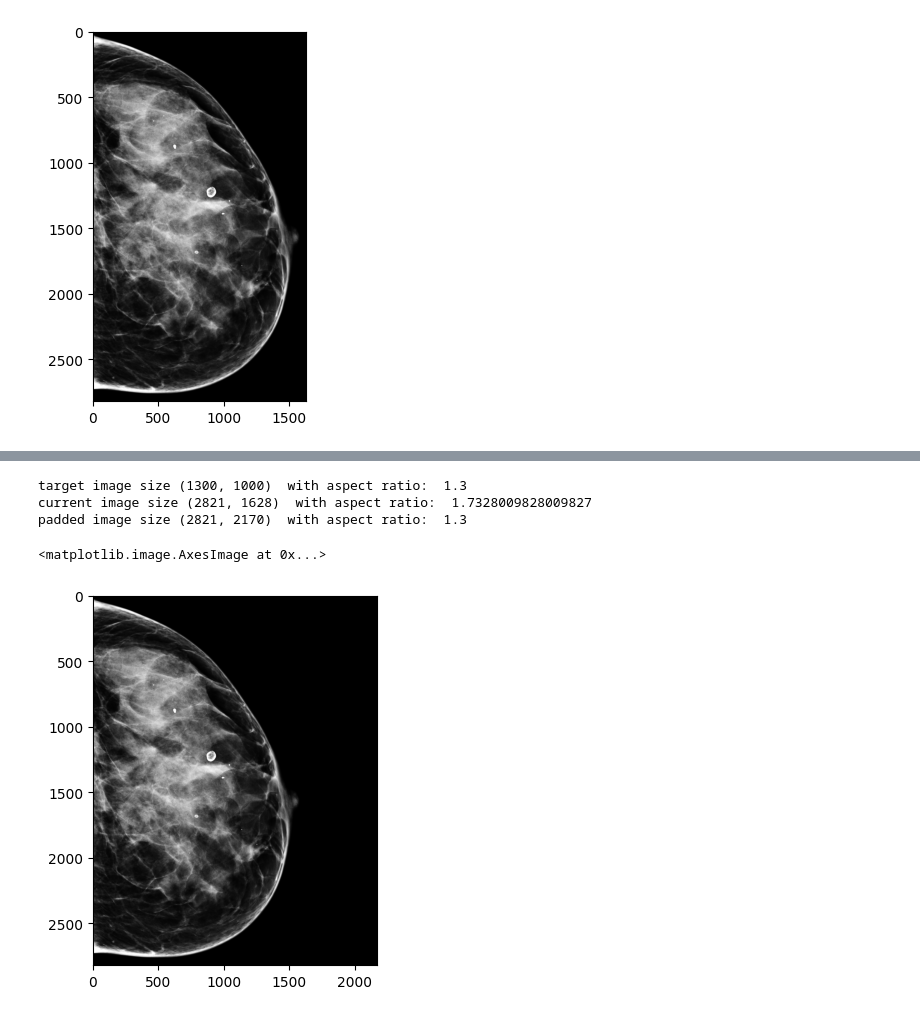
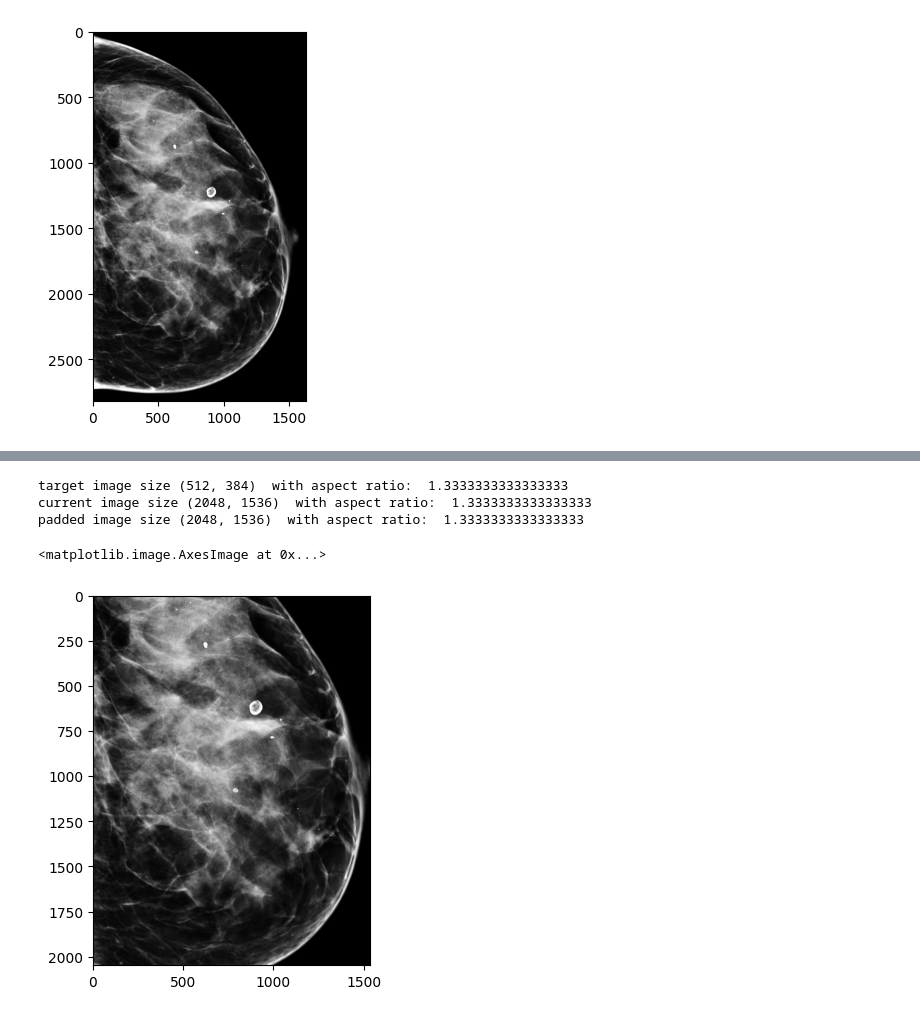
Before and after one commit to iamheinrich/breast_cancer_classifier, a Jupyter notebook: image_preproc_demo.ipynb, the cells around one changed output, grey strips where cells are left out. Drawn from its saved outputs; the diff is of its cells as text; code cells hidden in the pictures.

```diff
--- a/image_preproc_demo.ipynb
+++ b/image_preproc_demo.ipynb
@@ -60,7 +60,7 @@ plt.imshow(cropped_image, cmap=plt.cm.gray)
 # Note: I think there was an error in the implementation of the NYU-guys, concerning the construction of the feasible windows. I corrected for it.
 #       It only manifests if x-window-range becomes smaller than the actual cropped image size
 
-dicom_file, target_cropped_image, window_dim, center_pos, fraction = extract_center(dicom_file, cropped_image, target_dims = {'CC': (1300, 1000), 'MLO': (2974, 1748)}, corrected=True)
+dicom_file, target_cropped_image, window_dim, center_pos, fraction = extract_center(dicom_file, cropped_image, target_dims = {'CC': (2048, 1536), 'MLO': (2048, 1536)}, corrected=True)
 
 print(center_pos)
 plt.imshow(target_cropped_image, cmap=plt.cm.gray)
@@ -74,22 +74,22 @@ occupied pixel fraction 1.0
 # %%
 # Pad cropped image to the ratio of a designated height and width
-target_size = (1300, 1000)
+target_size = (2048 // 4, 1536 // 4)
 target_aspect_ratio = target_size[0]/target_size[1]
 print('target image size', target_size, ' with aspect ratio: ', target_aspect_ratio)
 # Idea: Zero-pad cropped_image to arrive at aspect ratio
-current_ratio = cropped_image.shape[0]/cropped_image.shape[1]
-print('current image size', cropped_image.shape, ' with aspect ratio: ', current_ratio)
+current_ratio = target_cropped_image.shape[0]/target_cropped_image.shape[1]
+print('current image size', target_cropped_image.shape, ' with aspect ratio: ', current_ratio)
 
-padded_image = pad_to_aspect_ratio(cropped_image, target_aspect_ratio)
+padded_image = pad_to_aspect_ratio(target_cropped_image, target_aspect_ratio)
 padded_ratio = padded_image.shape[0]/padded_image.shape[1]
 print('padded image size', padded_image.shape, ' with aspect ratio: ', padded_ratio)
 plt.imshow(padded_image, cmap=plt.cm.gray)
 # %% [output]
-target image size (1300, 1000)  with aspect ratio:  1.3
-current image size (2821, 1628)  with aspect ratio:  1.7328009828009827
-padded image size (2821, 2170)  with aspect ratio:  1.3
+target image size (512, 384)  with aspect ratio:  1.3333333333333333
+current image size (2048, 1536)  with aspect ratio:  1.3333333333333333
+padded image size (2048, 1536)  with aspect ratio:  1.3333333333333333
 <matplotlib.image.AxesImage at 0x...>
-[figure, old version]
+[figure, new version]
 # %%
 # Rescale image at equal ratio to the designated height and width
 rescaled_image = image_resize(padded_image, width = target_size[1], height = None)
```
Also changed, not shown: parts of 5 cells of this notebook, 1 other file.
